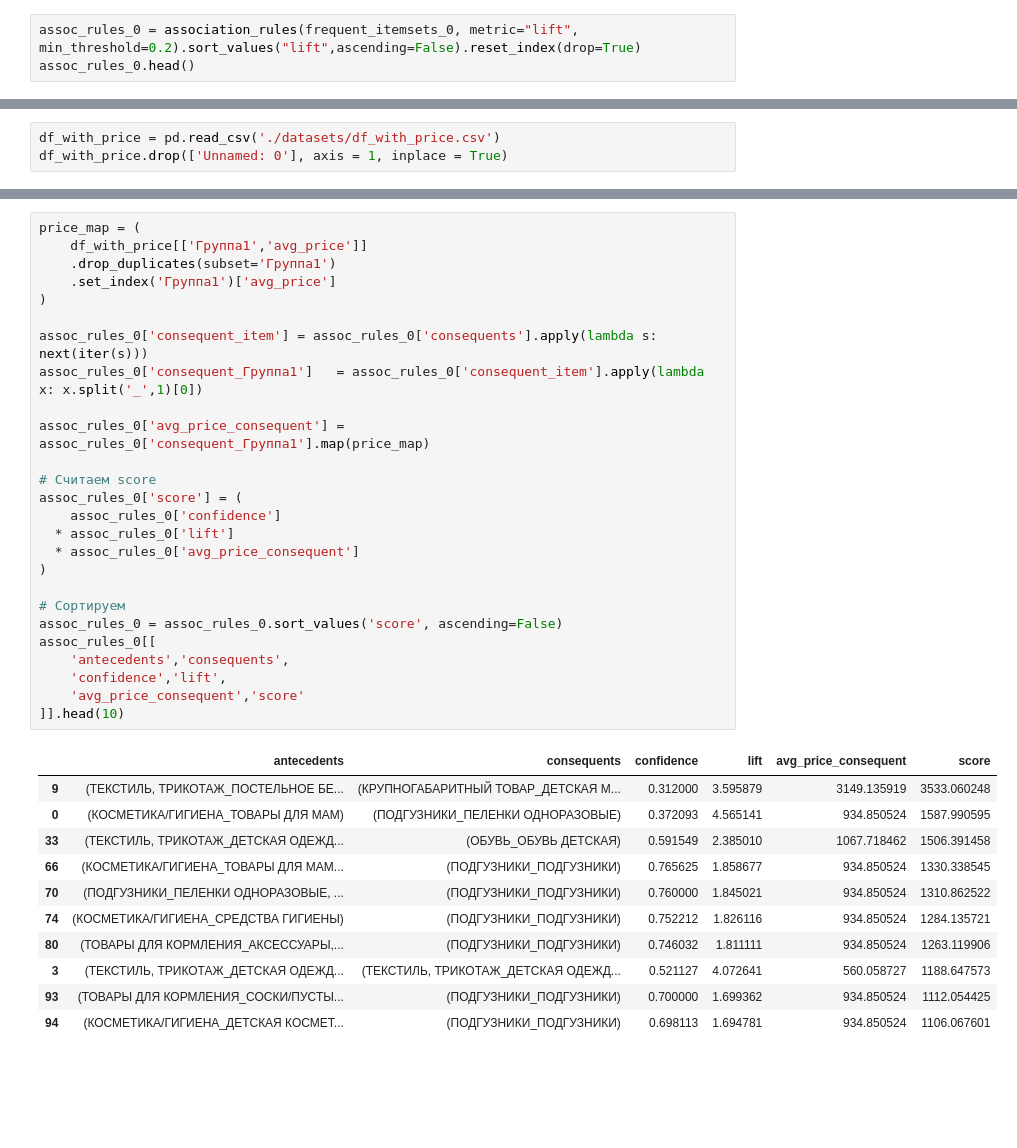
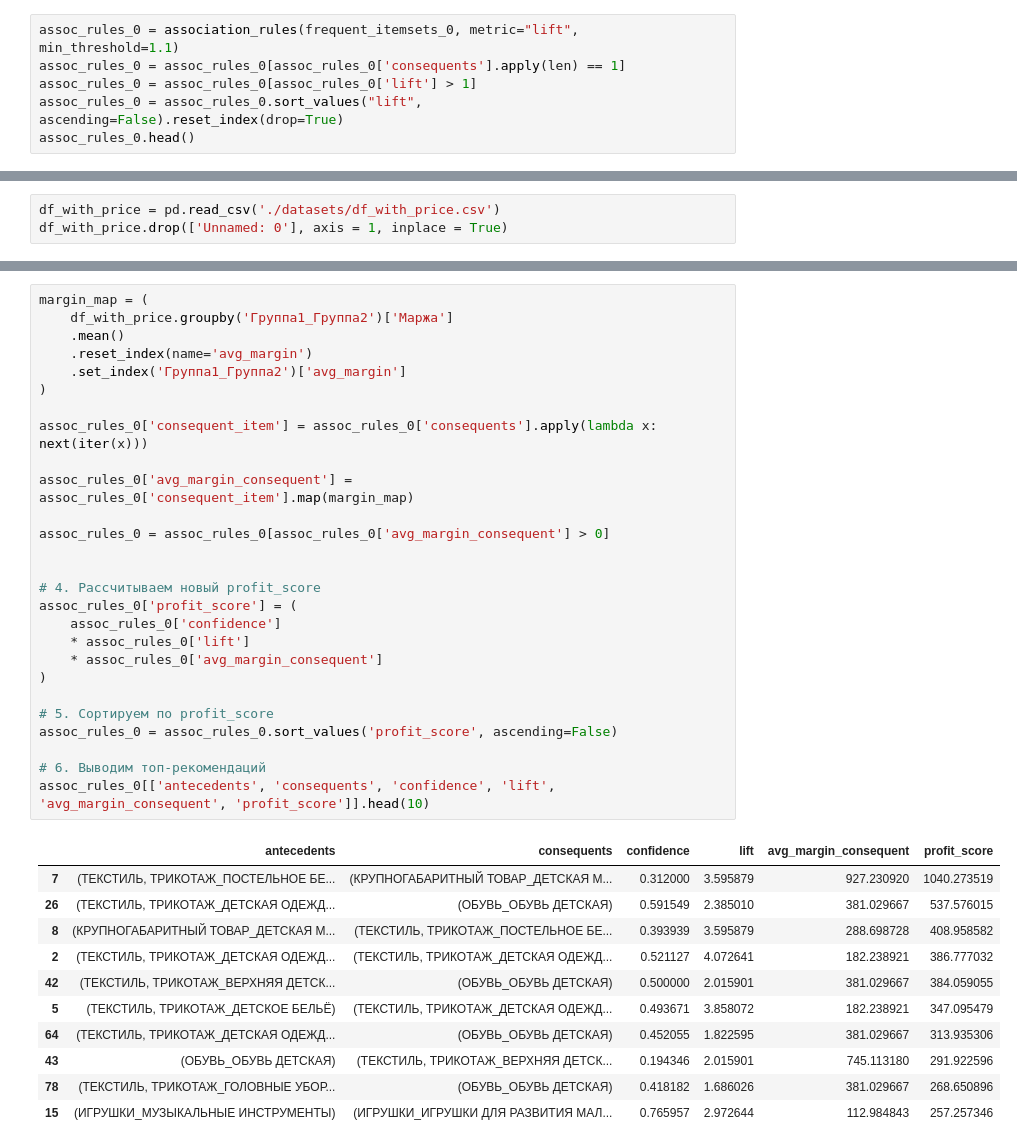
Before and after one commit to danzhukk/project-clusters, a Jupyter notebook: MBA_analysis_for_each_clusters.ipynb, the cells around one changed output, grey strips where cells are left out. Cells and saved outputs as stored; diff of their text form; blank space fills up the shorter version.

Commit message:
remake__the_system_of calculation_profit_score

```diff
--- a/MBA_analysis_for_each_clusters.ipynb
+++ b/MBA_analysis_for_each_clusters.ipynb
@@ -100,7 +100,10 @@ frequent_itemsets_0.head(10)
 | 72 | 0.148992 | (ПОДГУЗНИКИ_ПОДГУЗНИКИ, КОСМЕТИКА... |
 | 2 | 0.127958 | (ТЕКСТИЛЬ, ТРИКОТАЖ_ДЕТСКАЯ ОДЕЖД... |
 # %%
-assoc_rules_0 = association_rules(frequent_itemsets_0, metric="lift", min_threshold=0.2).sort_values("lift",ascending=False).reset_index(drop=True)
+assoc_rules_0 = association_rules(frequent_itemsets_0, metric="lift", min_threshold=1.1)
+assoc_rules_0 = assoc_rules_0[assoc_rules_0['consequents'].apply(len) == 1]
+assoc_rules_0 = assoc_rules_0[assoc_rules_0['lift'] > 1]
+assoc_rules_0 = assoc_rules_0.sort_values("lift", ascending=False).reset_index(drop=True)
 assoc_rules_0.head()
 # %% [output]
 |  | antecedents | consequents | antecedent support | consequent support | support | confidence | lift | ... |
@@ -115,39 +127,40 @@ df_with_price.drop(['Unnamed: 0'], axis = 1, inplace = True)
 # %%
-price_map = (
-    df_with_price[['Группа1','avg_price']]
-    .drop_duplicates(subset='Группа1')
-    .set_index('Группа1')['avg_price']
+margin_map = (
+    df_with_price.groupby('Группа1_Группа2')['Маржа']
+    .mean()
+    .reset_index(name='avg_margin')
+    .set_index('Группа1_Группа2')['avg_margin']
 )
 
-assoc_rules_0['consequent_item'] = assoc_rules_0['consequents'].apply(lambda s: next(iter(s)))
-assoc_rules_0['consequent_Группа1']   = assoc_rules_0['consequent_item'].apply(lambda x: x.split('_',1)[0])
+assoc_rules_0['consequent_item'] = assoc_rules_0['consequents'].apply(lambda x: next(iter(x)))
 
-assoc_rules_0['avg_price_consequent'] = assoc_rules_0['consequent_Группа1'].map(price_map)
+assoc_rules_0['avg_margin_consequent'] = assoc_rules_0['consequent_item'].map(margin_map)
 
-# Считаем score
-assoc_rules_0['score'] = (
+assoc_rules_0 = assoc_rules_0[assoc_rules_0['avg_margin_consequent'] > 0]
+
+
+# 4. Рассчитываем новый profit_score
+assoc_rules_0['profit_score'] = (
     assoc_rules_0['confidence']
-  * assoc_rules_0['lift']
-  * assoc_rules_0['avg_price_consequent']
+    * assoc_rules_0['lift']
+    * assoc_rules_0['avg_margin_consequent']
 )
 
-# Сортируем
-assoc_rules_0 = assoc_rules_0.sort_values('score', ascending=False)
-assoc_rules_0[[
-    'antecedents','consequents',
-    'confidence','lift',
-    'avg_price_consequent','score'
-]].head(10)
+# 5. Сортируем по profit_score
+assoc_rules_0 = assoc_rules_0.sort_values('profit_score', ascending=False)
+
+# 6. Выводим топ-рекомендаций
+assoc_rules_0[['antecedents', 'consequents', 'confidence', 'lift', 'avg_margin_consequent', 'profit_score']].head(10)
 # %% [output]
-|  | antecedents | consequents | confidence | lift | avg_price_consequent | score |
-| 9 | (ТЕКСТИЛЬ, ТРИКОТАЖ_ПОСТЕЛЬНОЕ БЕ... | (КРУПНОГАБАРИТНЫЙ ТОВАР_ДЕТСКАЯ М... | 0.312000 | 3.595879 | 3149.135919 | 3533.060248 |
-| 0 | (КОСМЕТИКА/ГИГИЕНА_ТОВАРЫ ДЛЯ МАМ) | (ПОДГУЗНИКИ_ПЕЛЕНКИ ОДНОРАЗОВЫЕ) | 0.372093 | 4.565141 | 934.850524 | 1587.990595 |
-| 33 | (ТЕКСТИЛЬ, ТРИКОТАЖ_ДЕТСКАЯ ОДЕЖД... | (ОБУВЬ_ОБУВЬ ДЕТСКАЯ) | 0.591549 | 2.385010 | 1067.718462 | 1506.391458 |
-| 66 | (КОСМЕТИКА/ГИГИЕНА_ТОВАРЫ ДЛЯ МАМ... | (ПОДГУЗНИКИ_ПОДГУЗНИКИ) | 0.765625 | 1.858677 | 934.850524 | 1330.338545 |
-| 70 | (ПОДГУЗНИКИ_ПЕЛЕНКИ ОДНОРАЗОВЫЕ, ... | (ПОДГУЗНИКИ_ПОДГУЗНИКИ) | 0.760000 | 1.845021 | 934.850524 | 1310.862522 |
-| 74 | (КОСМЕТИКА/ГИГИЕНА_СРЕДСТВА ГИГИЕНЫ) | (ПОДГУЗНИКИ_ПОДГУЗНИКИ) | 0.752212 | 1.826116 | 934.850524 | 1284.135721 |
-| 80 | (ТОВАРЫ ДЛЯ КОРМЛЕНИЯ_АКСЕССУАРЫ,... | (ПОДГУЗНИКИ_ПОДГУЗНИКИ) | 0.746032 | 1.811111 | 934.850524 | 1263.119906 |
-| 3 | (ТЕКСТИЛЬ, ТРИКОТАЖ_ДЕТСКАЯ ОДЕЖД... | (ТЕКСТИЛЬ, ТРИКОТАЖ_ДЕТСКАЯ ОДЕЖД... | 0.521127 | 4.072641 | 560.058727 | 1188.647573 |
-| 93 | (ТОВАРЫ ДЛЯ КОРМЛЕНИЯ_СОСКИ/ПУСТЫ... | (ПОДГУЗНИКИ_ПОДГУЗНИКИ) | 0.700000 | 1.699362 | 934.850524 | 1112.054425 |
-| 94 | (КОСМЕТИКА/ГИГИЕНА_ДЕТСКАЯ КОСМЕТ... | (ПОДГУЗНИКИ_ПОДГУЗНИКИ) | 0.698113 | 1.694781 | 934.850524 | 1106.067601 |
+|  | antecedents | consequents | confidence | lift | avg_margin_consequent | profit_score |
+| 7 | (ТЕКСТИЛЬ, ТРИКОТАЖ_ПОСТЕЛЬНОЕ БЕ... | (КРУПНОГАБАРИТНЫЙ ТОВАР_ДЕТСКАЯ М... | 0.312000 | 3.595879 | 927.230920 | 1040.273519 |
+| 26 | (ТЕКСТИЛЬ, ТРИКОТАЖ_ДЕТСКАЯ ОДЕЖД... | (ОБУВЬ_ОБУВЬ ДЕТСКАЯ) | 0.591549 | 2.385010 | 381.029667 | 537.576015 |
+| 8 | (КРУПНОГАБАРИТНЫЙ ТОВАР_ДЕТСКАЯ М... | (ТЕКСТИЛЬ, ТРИКОТАЖ_ПОСТЕЛЬНОЕ БЕ... | 0.393939 | 3.595879 | 288.698728 | 408.958582 |
+| 2 | (ТЕКСТИЛЬ, ТРИКОТАЖ_ДЕТСКАЯ ОДЕЖД... | (ТЕКСТИЛЬ, ТРИКОТАЖ_ДЕТСКАЯ ОДЕЖД... | 0.521127 | 4.072641 | 182.238921 | 386.777032 |
+| 42 | (ТЕКСТИЛЬ, ТРИКОТАЖ_ВЕРХНЯЯ ДЕТСК... | (ОБУВЬ_ОБУВЬ ДЕТСКАЯ) | 0.500000 | 2.015901 | 381.029667 | 384.059055 |
+| 5 | (ТЕКСТИЛЬ, ТРИКОТАЖ_ДЕТСКОЕ БЕЛЬЁ) | (ТЕКСТИЛЬ, ТРИКОТАЖ_ДЕТСКАЯ ОДЕЖД... | 0.493671 | 3.858072 | 182.238921 | 347.095479 |
+| 64 | (ТЕКСТИЛЬ, ТРИКОТАЖ_ДЕТСКАЯ ОДЕЖД... | (ОБУВЬ_ОБУВЬ ДЕТСКАЯ) | 0.452055 | 1.822595 | 381.029667 | 313.935306 |
+| 43 | (ОБУВЬ_ОБУВЬ ДЕТСКАЯ) | (ТЕКСТИЛЬ, ТРИКОТАЖ_ВЕРХНЯЯ ДЕТСК... | 0.194346 | 2.015901 | 745.113180 | 291.922596 |
+| 78 | (ТЕКСТИЛЬ, ТРИКОТАЖ_ГОЛОВНЫЕ УБОР... | (ОБУВЬ_ОБУВЬ ДЕТСКАЯ) | 0.418182 | 1.686026 | 381.029667 | 268.650896 |
+| 15 | (ИГРУШКИ_МУЗЫКАЛЬНЫЕ ИНСТРУМЕНТЫ) | (ИГРУШКИ_ИГРУШКИ ДЛЯ РАЗВИТИЯ МАЛ... | 0.765957 | 2.972644 | 112.984843 | 257.257346 |
 # %%
```
Also changed, not shown: parts of 93 cells of this notebook.
